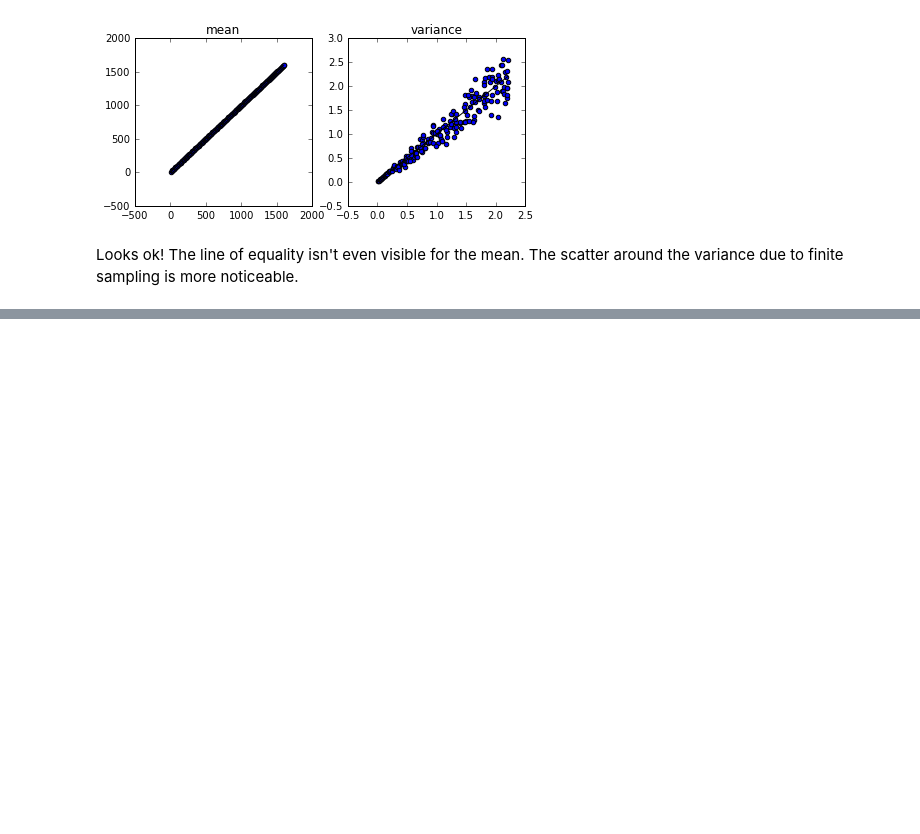
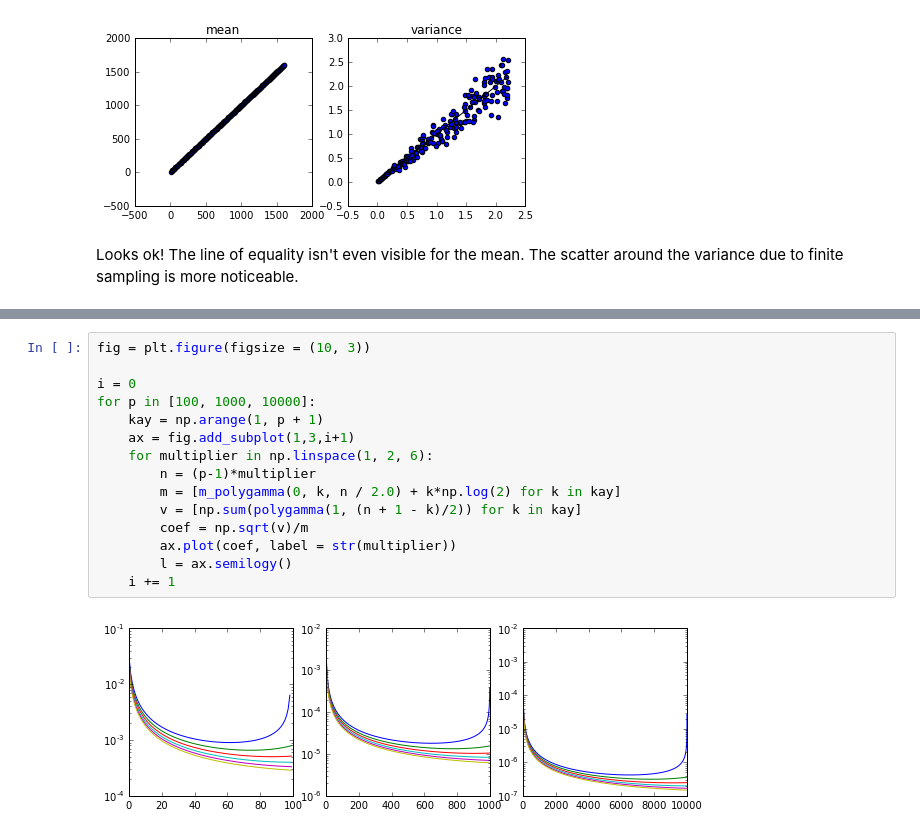
Before and after one commit to acuschwarze/jupyter_notes, a Jupyter notebook: v2.ipynb, the cells around one changed output, grey strips where cells are left out. Saved outputs shown, nothing was run; the diff lists cells and outputs as text; blank space fills up the shorter version.

```diff
--- a/v2.ipynb
+++ b/v2.ipynb
@@ -209,0 +220,17 @@ It feels like there might be some rich structure here...
+# %%
+fig = plt.figure(figsize = (10, 3))
+
+i = 0
+for p in [100, 1000, 10000]:
+    kay = np.arange(1, p + 1)
+    ax = fig.add_subplot(1,3,i+1)
+    for multiplier in np.linspace(1, 2, 6):
+        n = (p-1)*multiplier
+        m = [m_polygamma(0, k, n / 2.0) + k*np.log(2) for k in kay]
+        v = [np.sum(polygamma(1, (n + 1 - k)/2)) for k in kay]
+        coef = np.sqrt(v)/m
+        ax.plot(coef, label = str(multiplier))
+        l = ax.semilogy()
+    i += 1
+# %% [output]
+[figure, added]
```
Also changed, not shown: parts of 5 cells of this notebook.
